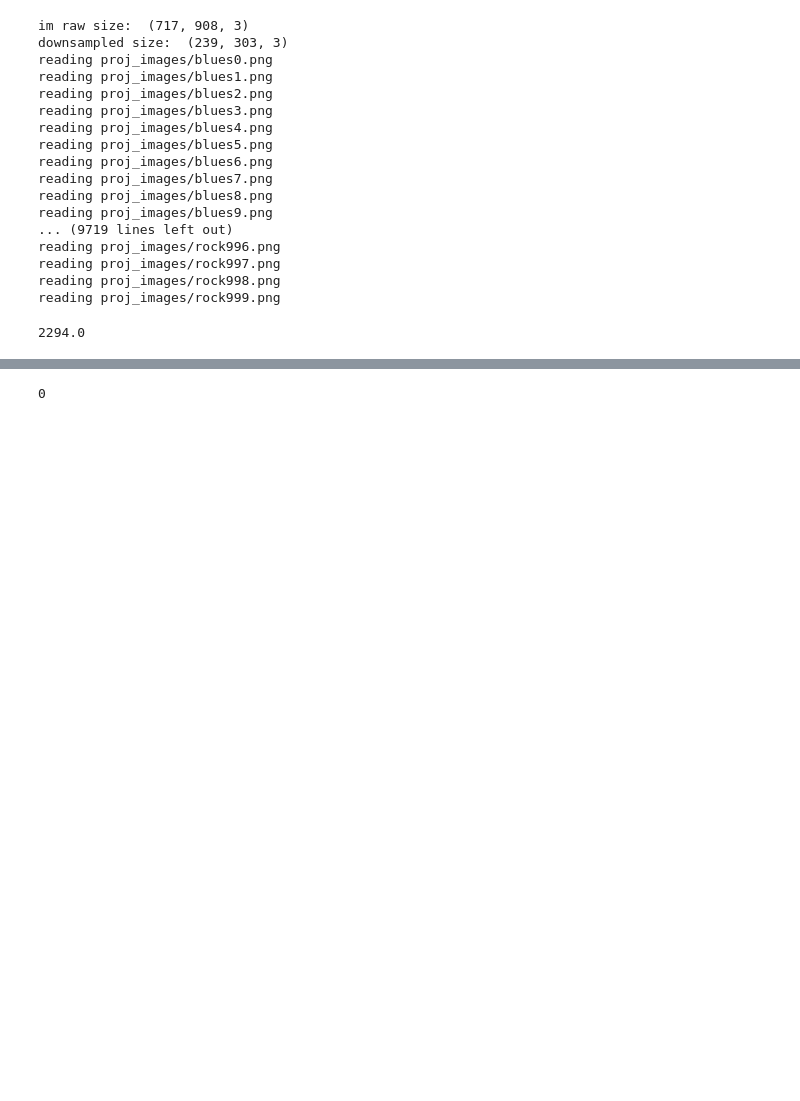
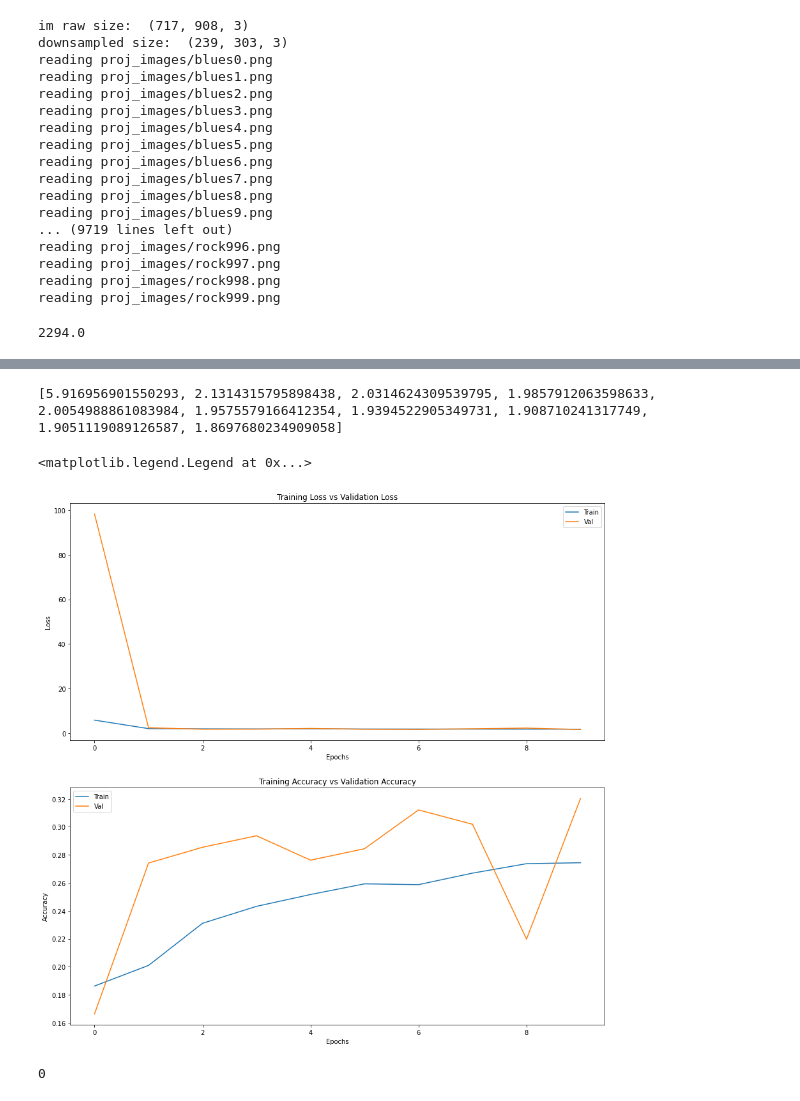
Before and after one commit to sdb2174/DSP_proj, a Jupyter notebook: main_updated.ipynb, the cells around one changed output, grey strips where cells are left out. Cells and saved outputs as stored; diff of their text form; code cells hidden in the pictures; blank space fills up the shorter version.

```diff
--- a/main_updated.ipynb
+++ b/main_updated.ipynb
@@ -341,18 +376,26 @@ Epoch 1/25
+# %%
+history=model.history.history
+print(history['loss'])
+# %% [output]
+[5.916956901550293, 2.1314315795898438, 2.0314624309539795, 1.9857912063598633, 2.0054988861083984, 1.9575579166412354, 1.9394522905349731, 1.908710241317749, 1.9051119089126587, 1.8697680234909058]
 # %%
 fig, axs = plt.subplots(2, 1, figsize=(15,15))
-axs[0].plot(history.history['loss'])
-axs[0].plot(history.history['val_loss'])
+axs[0].plot(history['loss'])
+axs[0].plot(history['val_loss'])
 axs[0].title.set_text('Training Loss vs Validation Loss')
 axs[0].set_xlabel('Epochs')
 axs[0].set_ylabel('Loss')
 axs[0].legend(['Train','Val'])
 
-axs[1].plot(history.history['accuracy'])
-axs[1].plot(history.history['val_accuracy'])
+axs[1].plot(history['accuracy'])
+axs[1].plot(history['val_accuracy'])
 axs[1].title.set_text('Training Accuracy vs Validation Accuracy')
 axs[1].set_xlabel('Epochs')
 axs[1].set_ylabel('Accuracy')
 axs[1].legend(['Train', 'Val'])
+# %% [output]
+<matplotlib.legend.Legend at 0x...>
+[figure, added]
 # %%
 # %% [output]
 0
```
Also changed, not shown: parts of 9 cells of this notebook, 4 other files.
